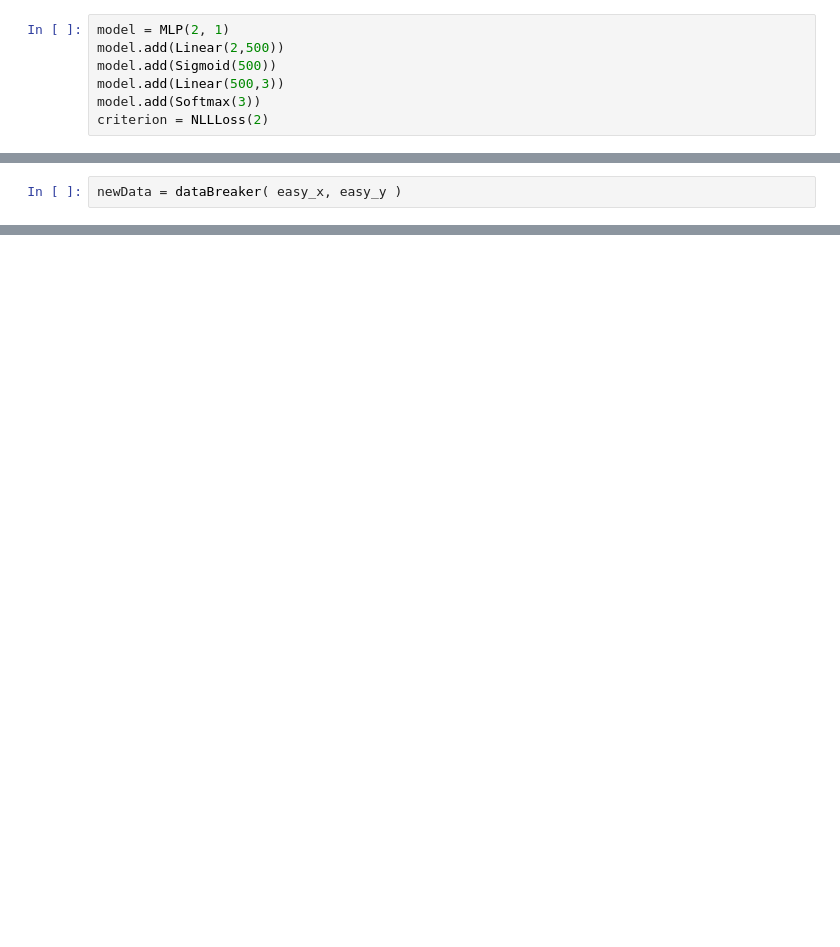
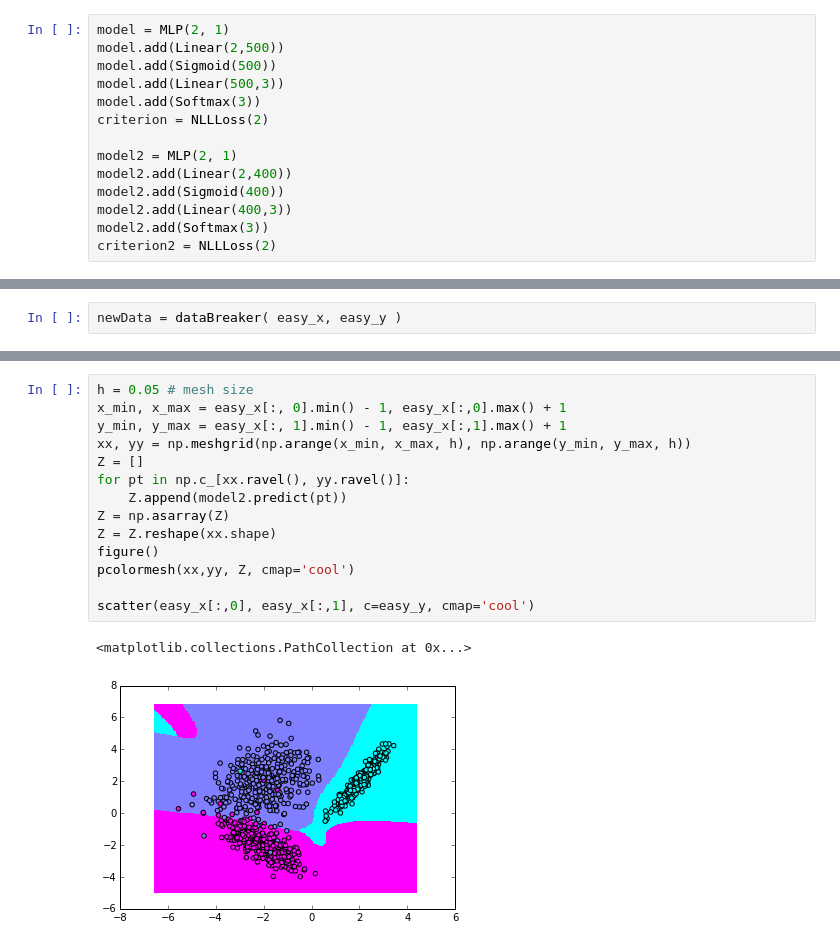
Before and after one commit to btakahashi/cs482, a Jupyter notebook: 11-5 preClass.ipynb, the cells around one changed output, grey strips where cells are left out. Saved outputs shown, nothing was run; the diff lists cells and outputs as text; blank space fills up the shorter version.

```diff
--- a/11-5 preClass.ipynb
+++ b/11-5 preClass.ipynb
@@ -160,6 +160,13 @@ model.add(Sigmoid(500))
 model.add(Linear(500,3))
 model.add(Softmax(3))
 criterion = NLLLoss(2)
+
+model2 = MLP(2, 1)
+model2.add(Linear(2,400))
+model2.add(Sigmoid(400))
+model2.add(Linear(400,3))
+model2.add(Softmax(3))
+criterion2 = NLLLoss(2)
 # %%
 (easy_x, easy_y) = datasets.make_classification(n_samples=1000, n_features = 2, n_classes = 3, n_informative = 2,
                              n_redundant = 0, n_repeated = 0, n_clusters_per_class=1, class_sep=2)
@@ -201,0 +259,17 @@ scatter(easy_x[:,0], easy_x[:,1], c=easy_y, cmap='cool')
+# %%
+h = 0.05 # mesh size
+x_min, x_max = easy_x[:, 0].min() - 1, easy_x[:,0].max() + 1
+y_min, y_max = easy_x[:, 1].min() - 1, easy_x[:,1].max() + 1
+xx, yy = np.meshgrid(np.arange(x_min, x_max, h), np.arange(y_min, y_max, h))
+Z = []
+for pt in np.c_[xx.ravel(), yy.ravel()]:
+    Z.append(model2.predict(pt))
+Z = np.asarray(Z)
+Z = Z.reshape(xx.shape)
+figure()
+pcolormesh(xx,yy, Z, cmap='cool')
+
+scatter(easy_x[:,0], easy_x[:,1], c=easy_y, cmap='cool')
+# %% [output]
+<matplotlib.collections.PathCollection at 0x...>
+[figure, added]
```
Also changed, not shown: parts of 5 cells of this notebook.
